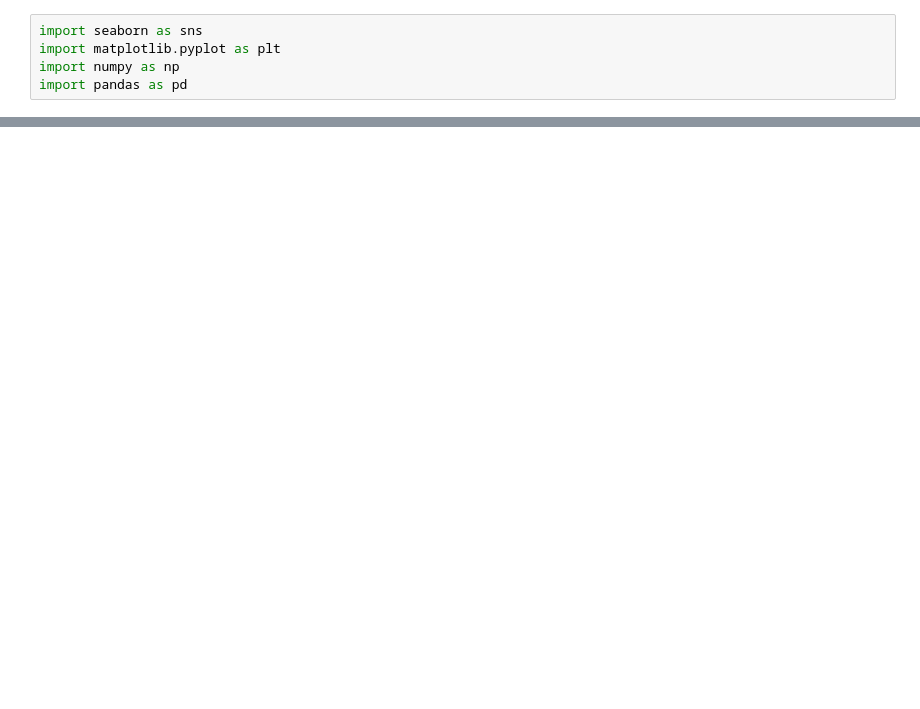
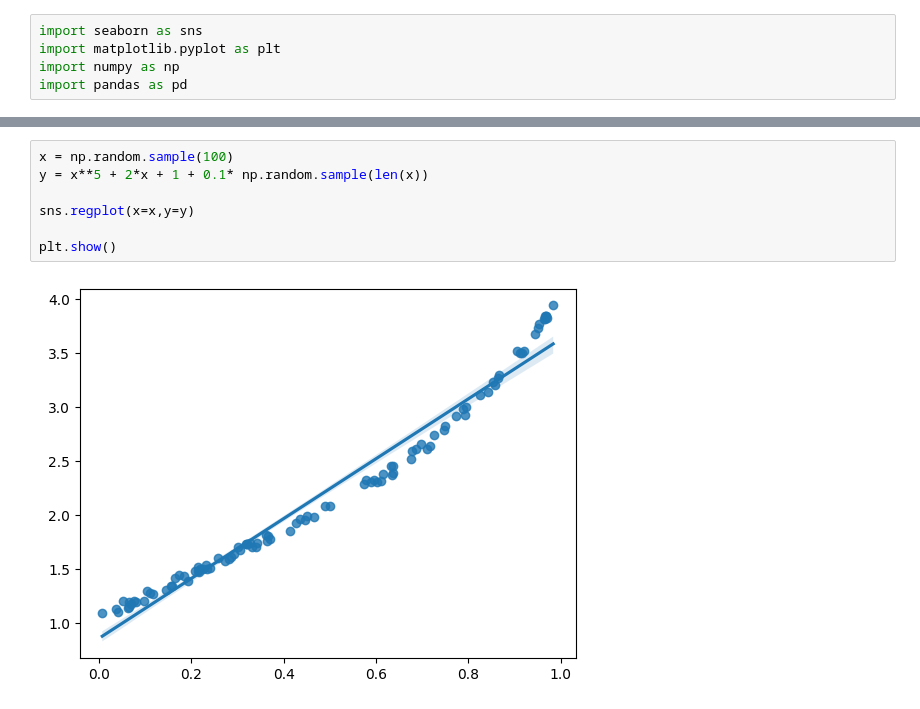
Before and after one commit to Rogerio-mack/IMT_Ciencia_de_Dados, a Jupyter notebook: IMT_heatmap_.ipynb, the cells around one changed output, grey strips where cells are left out. Saved outputs shown, nothing was run; the diff lists cells and outputs as text; blank space fills up the shorter version.

```diff
--- a/IMT_heatmap_.ipynb
+++ b/IMT_heatmap_.ipynb
@@ -25,3 +25,12 @@ plt.show()
+# %%
+x = np.random.sample(100)
+y = x**5 + 2*x + 1 + 0.1* np.random.sample(len(x))
+
+sns.regplot(x=x,y=y)
+
+plt.show()
+# %% [output]
+[figure, added]
 # %%
 data = np.identity(5)
 sns.heatmap(data)
```
Also changed, not shown: parts of 5 cells of this notebook.
